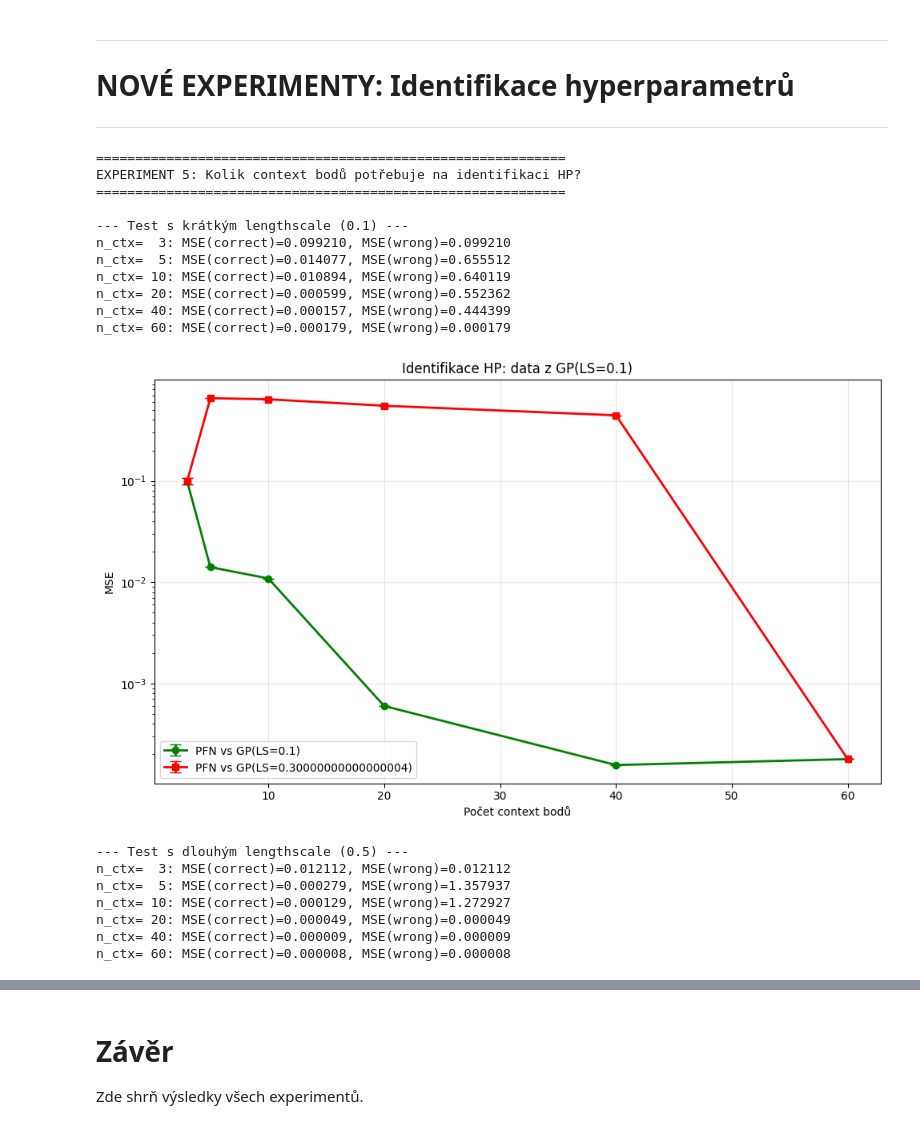
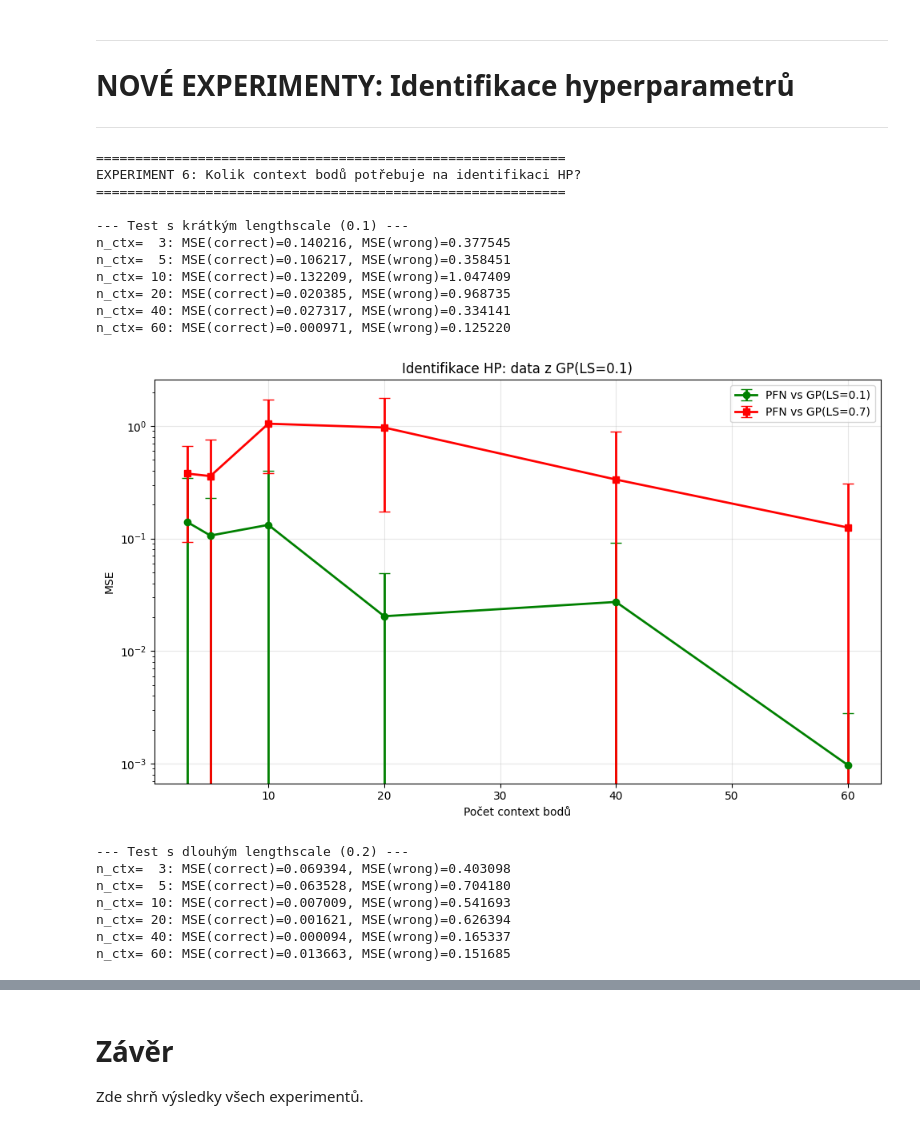
Before and after one commit to gulierus/VU_RG, a Jupyter notebook: experiments/PFN_RANDOM_HP_EXPERIMENTS.ipynb, the cells around one changed output, grey strips where cells are left out. Saved outputs shown, nothing was run; the diff lists cells and outputs as text; code cells hidden in the pictures.

```diff
--- a/experiments/PFN_RANDOM_HP_EXPERIMENTS.ipynb
+++ b/experiments/PFN_RANDOM_HP_EXPERIMENTS.ipynb
@@ -53,12 +53,13 @@ print(f"✓ PyTorch: {torch.__version__}")
 # =============================================
 # NAČTENÍ MODELU
 # =============================================
-checkpoint_path = os.path.join('models', 'pfn_gp_model_hps_distr.pth')
+checkpoint_path = os.path.join('models', 'pfn_gp_model_hps_distr_300.pth')
 
 print(f"Loading: {checkpoint_path}")
 checkpoint = torch.load(checkpoint_path, map_location=device, weights_only=False)
 
 config = checkpoint['config']
+
 num_features = config['num_features']
 max_dataset_size = config['max_dataset_size']
 
@@ -108,8 +109,7 @@ loaded_model.eval()
 # GLOBÁLNÍ NASTAVENÍ
 # =============================================
 # Defaultní HP pro experimenty
-NOISE = 1e-3
-hps = {"noise": NOISE, "outputscale": 1.0, "lengthscale": 0.3}
+hps = {"noise": 1e-3, "outputscale": 1.0, "lengthscale": 0.3}
 hps_demo = hps
 
 def reset_seed():
@@ -122,6 +122,11 @@ def reset_seed():
     if torch.cuda.is_available():
         torch.cuda.manual_seed_all(s)
 
+def get_batch_cpu(batch_size, seq_len, num_features, hyperparameters, device):
+    """Wrapper: generuje data na CPU (správný seed), přesune na device."""
+    batch = get_batch_for_gp(batch_size, seq_len, num_features,
+                              device='cpu', hyperparameters=hyperparameters)
+    return Batch(x=batch.x.to(device), y=batch.y.to(device), target_y=batch.target_y.to(device))
 # Reset seedu HNED po dummy tréninku
 reset_seed()
 
@@ -179,7 +180,7 @@ def test_prior_convergence_and_variance(model, hps, n_trials=10):
     results = []
 
     for trial in range(n_trials):
-        batch = get_batch_for_gp(batch_size=1, seq_len=100, num_features=1, hyperparameters=hps)
+        batch = get_batch_cpu(batch_size=1, seq_len=100, num_features=1, hyperparameters=hps, device=device)
 
         train_mask = (batch.x[0, :, 0] >= 0.3) & (batch.x[0, :, 0] <= 0.7)
         train_indices = torch.where(train_mask)[0][:20]
@@ -710,74 +710,76 @@ LS=0.90: MSE(PFN, GP)=0.000020 ± 0.0000000000
 ---
 # %%
 # =============================================
-# EXPERIMENT 5: Kolik context bodů potřebuje na identifikaci HP?
+# EXPERIMENT 6: Kolik context bodů potřebuje na identifikaci HP?
 # =============================================
 
 def test_context_size_for_hp_identification(model, test_lengthscale=0.1,
                                              context_sizes=[3, 5, 10, 20, 40, 60],
                                              n_trials=15):
     reset_seed()
-    hps_test = {"noise": NOISE, "outputscale": 1.0, "lengthscale": test_lengthscale}
+    hps_test = {"noise": 1e-3, "outputscale": 1.0, "lengthscale": test_lengthscale}
     results = []
     for n_ctx in context_sizes:
         mse_correct_list, mse_wrong_list = [], []
         for _ in range(n_trials):
-            batch = get_batch_for_gp(batch_size=1, seq_len=max(100, n_ctx+30), num_features=1,
-                                      hyperparameters=hps_test)
+            batch = get_batch_cpu(batch_size=1, seq_len=max(100, n_ctx+30), num_features=1,
+                                      hyperparameters=hps_test, device=device)
             train_x = batch.x[0, :n_ctx]; train_y = batch.y[0, :n_ctx]; test_x = batch.x[0]
             with torch.no_grad():
                 logits = model(train_x[None], train_y[None], test_x[None])
             pfn_pred = model.criterion.mean(logits)[0].cpu().numpy()
             kernel_c = ConstantKernel(1.0) * RBF(length_scale=test_lengthscale)
-            gp_c = GaussianProcessRegressor(kernel=kernel_c, alpha=NOISE)
+            gp_c = GaussianProcessRegressor(kernel=kernel_c, alpha=1e-3)
             gp_c.fit(train_x.cpu().numpy(), train_y.cpu().numpy())
             gp_pred_c = gp_c.predict(test_x.cpu().numpy())
-            kernel_w = ConstantKernel(1.0) * RBF(length_scale=test_lengthscale * 3)
-            gp_w = GaussianProcessRegressor(kernel=kernel_w, alpha=NOISE)
+            wrong_ls = 0.7 if test_lengthscale < 0.3 else 0.05
+            kernel_w = ConstantKernel(1.0) * RBF(length_scale=wrong_ls)
+            gp_w = GaussianProcessRegressor(kernel=kernel_w, alpha=1e-3)
             gp_w.fit(train_x.cpu().numpy(), train_y.cpu().numpy())
             gp_pred_w = gp_w.predict(test_x.cpu().numpy())
             mse_correct_list.append(np.mean((pfn_pred - gp_pred_c)**2))
             mse_wrong_list.append(np.mean((pfn_pred - gp_pred_w)**2))
         results.append({'n_context': n_ctx,
                         'mse_correct': np.mean(mse_correct_list), 'mse_correct_std': np.std(mse_correct_list),
                         'mse_wrong': np.mean(mse_wrong_list), 'mse_wrong_std': np.std(mse_wrong_list)})
         print(f"n_ctx={n_ctx:3d}: MSE(correct)={np.mean(mse_correct_list):.6f}, MSE(wrong)={np.mean(mse_wrong_list):.6f}")
     fig, ax = plt.subplots(figsize=(10, 6))
     n_vals = [r['n_context'] for r in results]
     ax.errorbar(n_vals, [r['mse_correct'] for r in results], yerr=[r['mse_correct_std'] for r in results],
                 marker='o', lw=2, capsize=5, label=f'PFN vs GP(LS={test_lengthscale})', color='green')
+    wrong_ls = 0.7 if test_lengthscale < 0.3 else 0.05
     ax.errorbar(n_vals, [r['mse_wrong'] for r in results], yerr=[r['mse_wrong_std'] for r in results],
-                marker='s', lw=2, capsize=5, label=f'PFN vs GP(LS={test_lengthscale*3})', color='red')
+                marker='s', lw=2, capsize=5, label=f'PFN vs GP(LS={wrong_ls})', color='red')
     ax.set_xlabel('Počet context bodů'); ax.set_ylabel('MSE')
     ax.set_title(f'Identifikace HP: data z GP(LS={test_lengthscale})')
     ax.legend(); ax.grid(True, alpha=0.3); ax.set_yscale('log')
     plt.tight_layout(); plt.show()
     return results
 
 print("=" * 60)
-print("EXPERIMENT 5: Kolik context bodů potřebuje na identifikaci HP?")
+print("EXPERIMENT 6: Kolik context bodů potřebuje na identifikaci HP?")
 print("=" * 60)
 print("\n--- Test s krátkým lengthscale (0.1) ---")
 results_5a = test_context_size_for_hp_identification(loaded_model, test_lengthscale=0.1)
-print("\n--- Test s dlouhým lengthscale (0.5) ---")
-results_5b = test_context_size_for_hp_identification(loaded_model, test_lengthscale=0.5)
+print("\n--- Test s dlouhým lengthscale (0.2) ---")
+results_5b = test_context_size_for_hp_identification(loaded_model, test_lengthscale=0.2)
 # %% [output]
 ============================================================
-EXPERIMENT 5: Kolik context bodů potřebuje na identifikaci HP?
+EXPERIMENT 6: Kolik context bodů potřebuje na identifikaci HP?
 ============================================================
 
 --- Test s krátkým lengthscale (0.1) ---
-n_ctx=  3: MSE(correct)=0.099210, MSE(wrong)=0.099210
-n_ctx=  5: MSE(correct)=0.014077, MSE(wrong)=0.655512
-n_ctx= 10: MSE(correct)=0.010894, MSE(wrong)=0.640119
-n_ctx= 20: MSE(correct)=0.000599, MSE(wrong)=0.552362
-n_ctx= 40: MSE(correct)=0.000157, MSE(wrong)=0.444399
-n_ctx= 60: MSE(correct)=0.000179, MSE(wrong)=0.000179
+n_ctx=  3: MSE(correct)=0.140216, MSE(wrong)=0.377545
+n_ctx=  5: MSE(correct)=0.106217, MSE(wrong)=0.358451
+n_ctx= 10: MSE(correct)=0.132209, MSE(wrong)=1.047409
+n_ctx= 20: MSE(correct)=0.020385, MSE(wrong)=0.968735
+n_ctx= 40: MSE(correct)=0.027317, MSE(wrong)=0.334141
+n_ctx= 60: MSE(correct)=0.000971, MSE(wrong)=0.125220
-[figure, old version]
+[figure, new version]
---- Test s dlouhým lengthscale (0.5) ---
-n_ctx=  3: MSE(correct)=0.012112, MSE(wrong)=0.012112
-n_ctx=  5: MSE(correct)=0.000279, MSE(wrong)=1.357937
-n_ctx= 10: MSE(correct)=0.000129, MSE(wrong)=1.272927
-n_ctx= 20: MSE(correct)=0.000049, MSE(wrong)=0.000049
-n_ctx= 40: MSE(correct)=0.000009, MSE(wrong)=0.000009
-n_ctx= 60: MSE(correct)=0.000008, MSE(wrong)=0.000008
+--- Test s dlouhým lengthscale (0.2) ---
+n_ctx=  3: MSE(correct)=0.069394, MSE(wrong)=0.403098
+n_ctx=  5: MSE(correct)=0.063528, MSE(wrong)=0.704180
+n_ctx= 10: MSE(correct)=0.007009, MSE(wrong)=0.541693
+n_ctx= 20: MSE(correct)=0.001621, MSE(wrong)=0.626394
+n_ctx= 40: MSE(correct)=0.000094, MSE(wrong)=0.165337
+n_ctx= 60: MSE(correct)=0.013663, MSE(wrong)=0.151685
```
Also changed, not shown: parts of 16 cells of this notebook, 1 other file.
